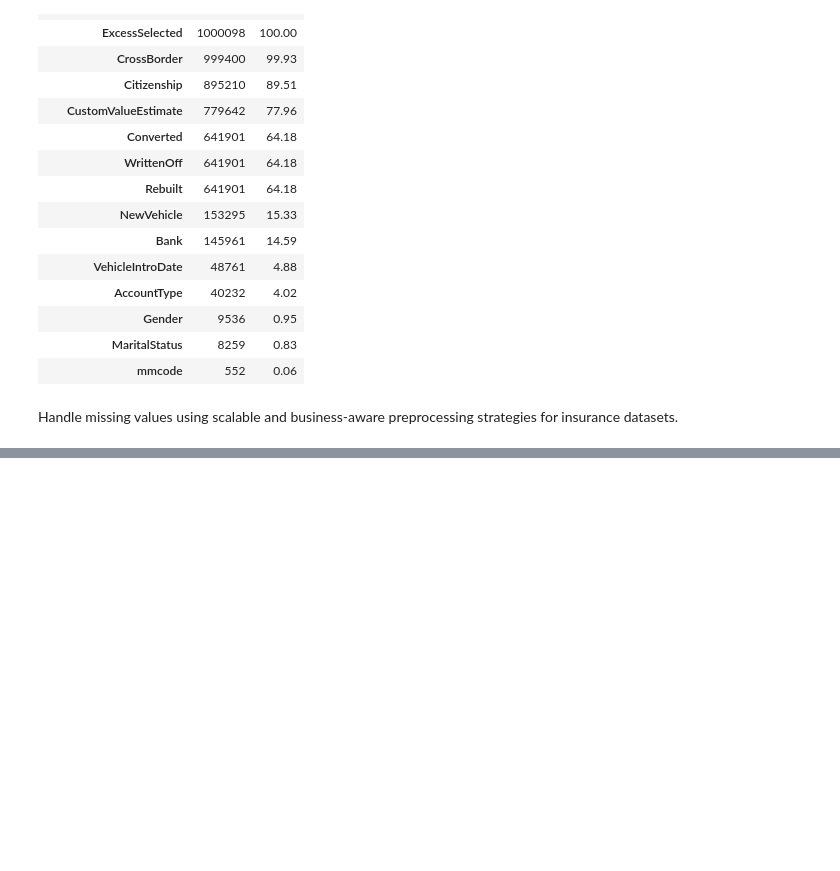
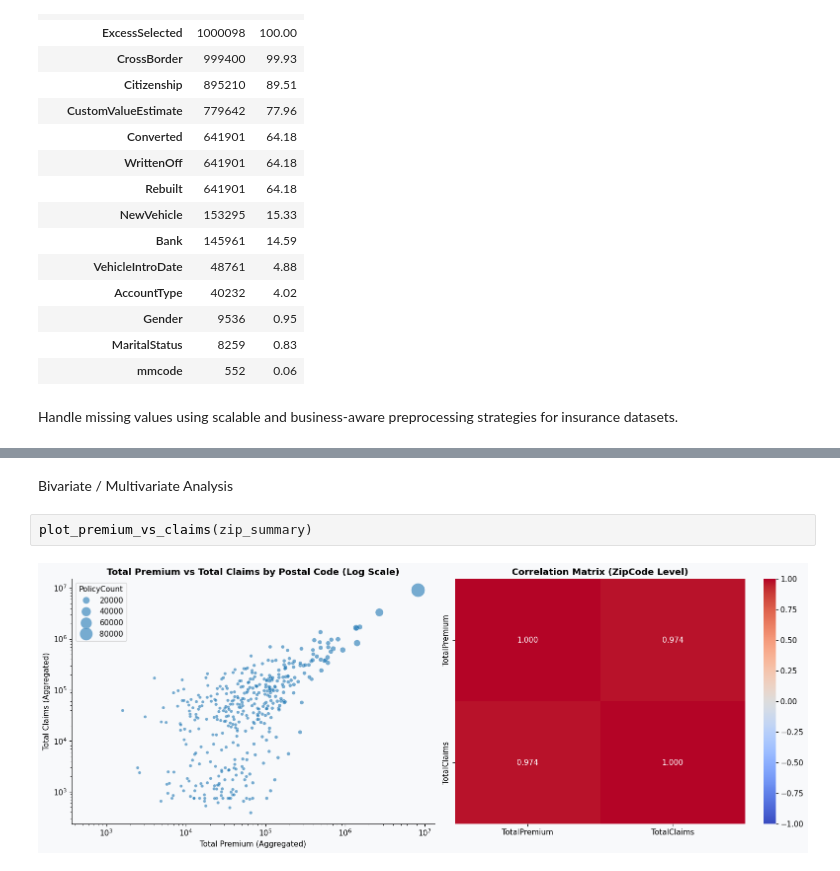
Before and after one commit to hermiMAB/insurance-risk-analytics, a Jupyter notebook: notebooks/01_eda.ipynb, the cells around one changed output, grey strips where cells are left out. Drawn from its saved outputs; the diff is of its cells as text; blank space fills up the shorter version.

```diff
--- a/notebooks/01_eda.ipynb
+++ b/notebooks/01_eda.ipynb
@@ -115,0 +125,6 @@ Missing value handling completed.
+# %% [markdown]
+Bivariate / Multivariate Analysis
+# %%
+plot_premium_vs_claims(zip_summary)
+# %% [output]
+[figure, added]
```
Also changed, not shown: parts of 12 cells of this notebook, 3 other files.
